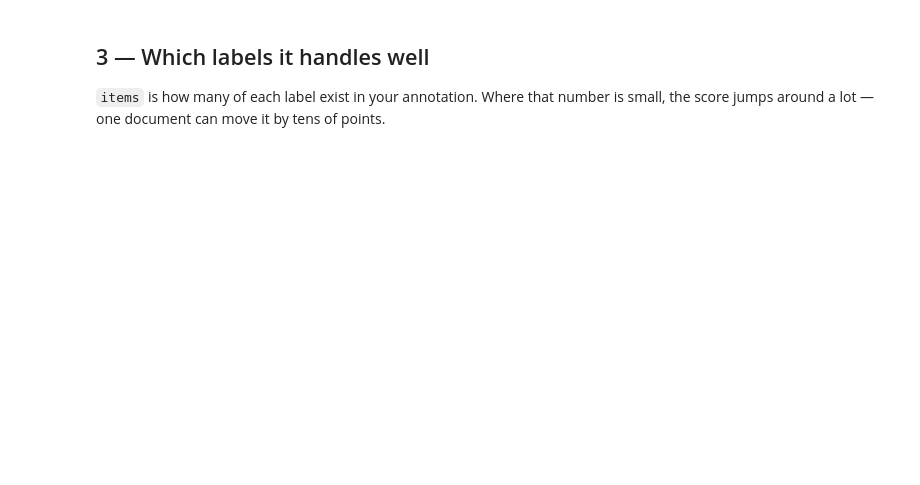
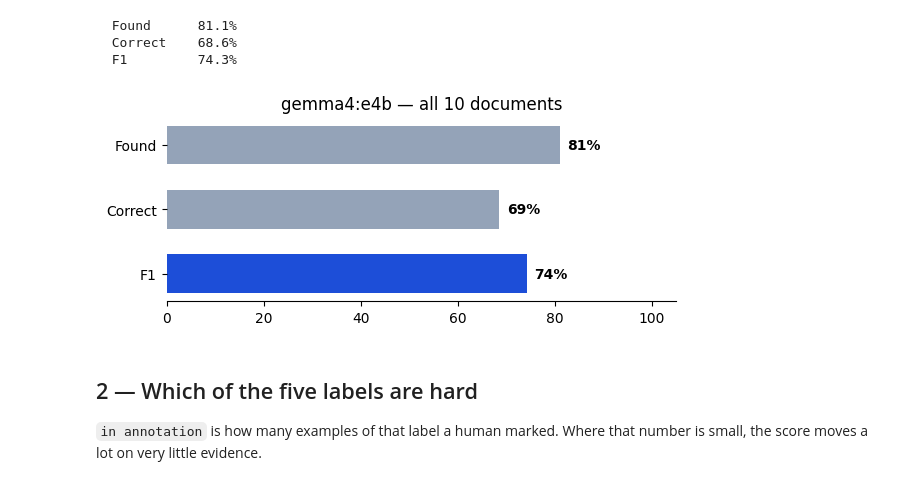
Before and after one commit to fairdataihub/dmpbridge, a Jupyter notebook: notebooks/2-gemma4-e4b-results-pdfplumber.ipynb, the cells around one changed output. Drawn from its saved outputs; the diff is of its cells as text; code cells hidden in the pictures; blank space fills up the shorter version.

```diff
--- a/notebooks/2-gemma4-e4b-results-pdfplumber.ipynb
+++ b/notebooks/2-gemma4-e4b-results-pdfplumber.ipynb
@@ -211,21 +38,0 @@ Path B         68.6%    81.3%    74.4%     109     50      25
-# %%
-metrics = ['precision', 'recall', 'f1']
-w = 0.36
-
-fig, ax = plt.subplots(figsize=(7.5, 4.2))
-for i, (path, color) in enumerate(zip(('A', 'B'), (BLUE, GREEN))):
-    vals = [summary.loc[path, m] for m in metrics]
-    bars = ax.bar([x + (i - 0.5) * w for x in range(3)], vals, width=w,
-                  label=f'Path {path}', color=color, edgecolor='white')
-    for b, v in zip(bars, vals):
-        ax.text(b.get_x() + b.get_width() / 2, b.get_height() + 1.5, f'{v:.0f}%',
-                ha='center', fontsize=10, fontweight='bold', color=color)
-ax.set_xticks(range(3))
-ax.set_xticklabels(['Precision', 'Recall', 'F1'])
-ax.set_ylim(0, 105)
-ax.set_ylabel('%')
-ax.set_title(f'{MODEL} + pdfplumber — all 10 documents')
-ax.legend(frameon=False)
-sns.despine()
-plt.tight_layout()
-plt.show()
@@ -234,5 +52,29 @@ plt.show()
+# %%
+m = micro_prf1(conf_a)
+print(f'  Found     {m["recall"] * 100:5.1f}%')
+print(f'  Correct   {m["precision"] * 100:5.1f}%')
+print(f'  F1        {m["f1"] * 100:5.1f}%')
+
+fig, ax = plt.subplots(figsize=(6, 2.6))
+vals = [m['recall'] * 100, m['precision'] * 100, m['f1'] * 100]
+bars = ax.barh(['Found', 'Correct', 'F1'], vals,
+               color=[GREY, GREY, BLUE], height=0.6)
+for b, v in zip(bars, vals):
+    ax.text(v + 1.5, b.get_y() + b.get_height() / 2, f'{v:.0f}%',
+            va='center', fontweight='bold')
+ax.set_xlim(0, 105)
+ax.invert_yaxis()
+ax.set_title(f'{MODEL} — all 10 documents')
+sns.despine(left=True)
+plt.tight_layout()
+plt.show()
+# %% [output]
+  Found      81.1%
+  Correct    68.6%
+  F1         74.3%
+[figure, added]
 # %% [markdown]
-## 3 — Which labels it handles well
+## 2 — Which of the five labels are hard
 
-`items` is how many of each label exist in your annotation. Where that number is small,
-the score jumps around a lot — one document can move it by tens of points.
+`in annotation` is how many examples of that label a human marked. Where that number
+is small, the score moves a lot on very little evidence.
```
Also changed, not shown: parts of 30 cells of this notebook, 1 other file.
